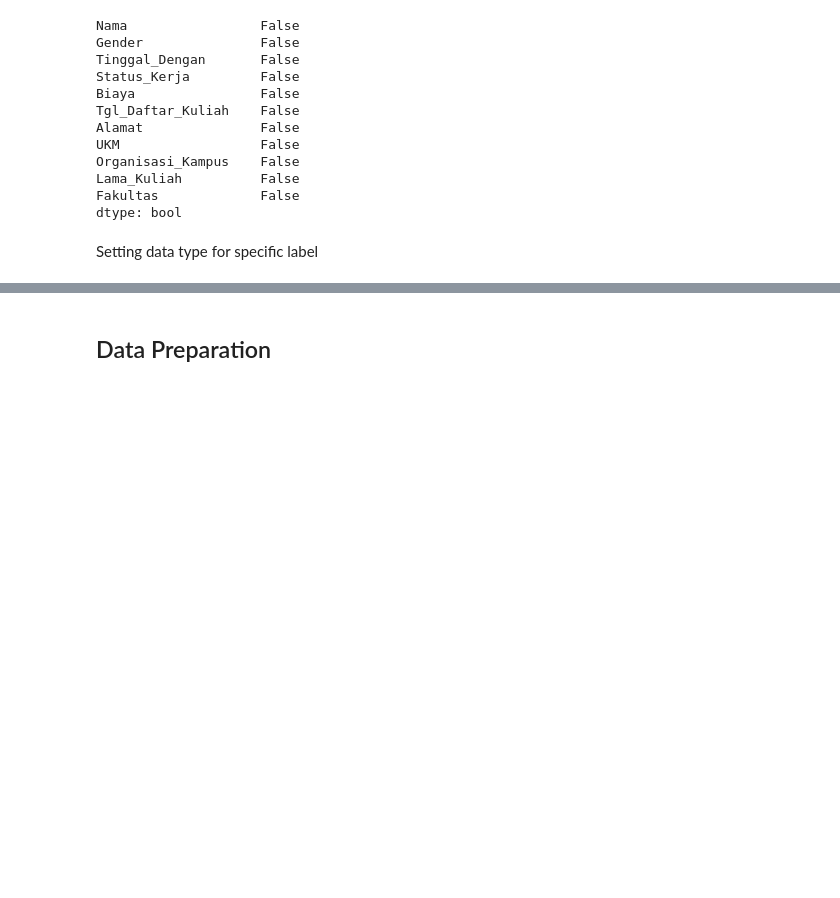
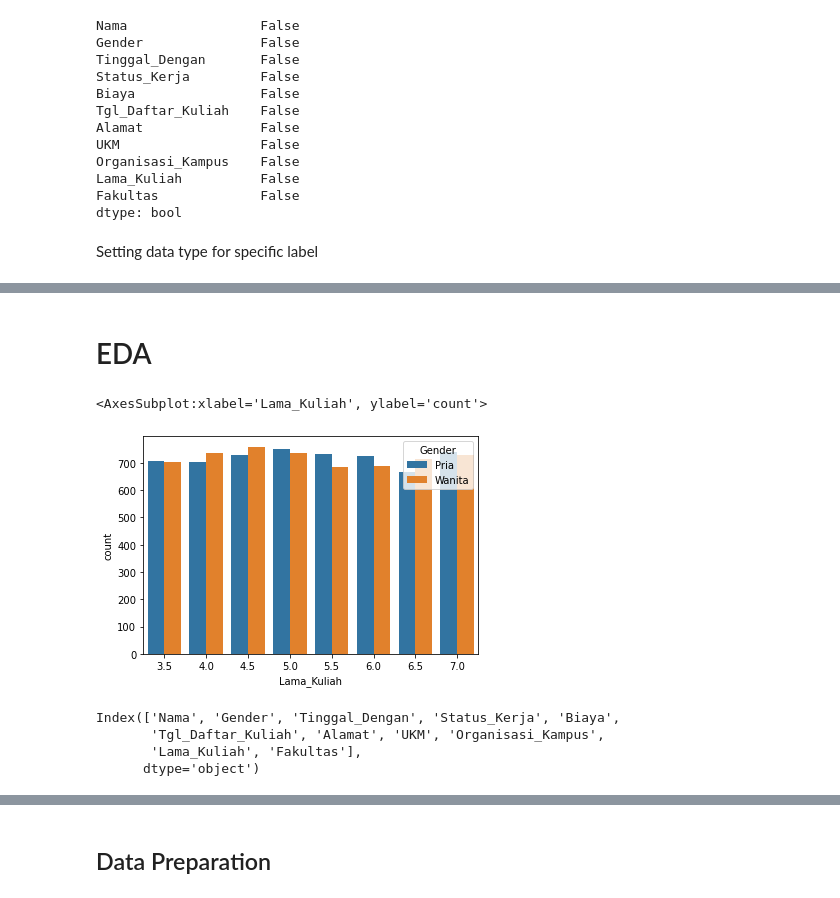
Before and after one commit to FelixFern/IFEST-2022-ODE, a Jupyter notebook: Data-Analysis.ipynb, the cells around one changed output, grey strips where cells are left out. Saved outputs shown, nothing was run; the diff lists cells and outputs as text; code cells hidden in the pictures; blank space fills up the shorter version.

```diff
--- a/Data-Analysis.ipynb
+++ b/Data-Analysis.ipynb
@@ -176,0 +182,3 @@ Fakultas:
+# %%
+df = df.astype({'Status_Kerja': 'bool', 'Organisasi_Kampus': 'bool', 'Lama_Kuliah': 'float64'})
+df.info()
@@ -176,0 +204,14 @@ Fakultas:
+# %% [markdown]
+# EDA
+# %%
+sns.countplot(data=df, x='Lama_Kuliah', hue='Gender')
+# %% [output]
+<AxesSubplot:xlabel='Lama_Kuliah', ylabel='count'>
+[figure, added]
+# %%
+df.columns
+# %% [output]
+Index(['Nama', 'Gender', 'Tinggal_Dengan', 'Status_Kerja', 'Biaya',
+       'Tgl_Daftar_Kuliah', 'Alamat', 'UKM', 'Organisasi_Kampus',
+       'Lama_Kuliah', 'Fakultas'],
+      dtype='object')
```
Also changed, not shown: parts of 7 cells of this notebook.
